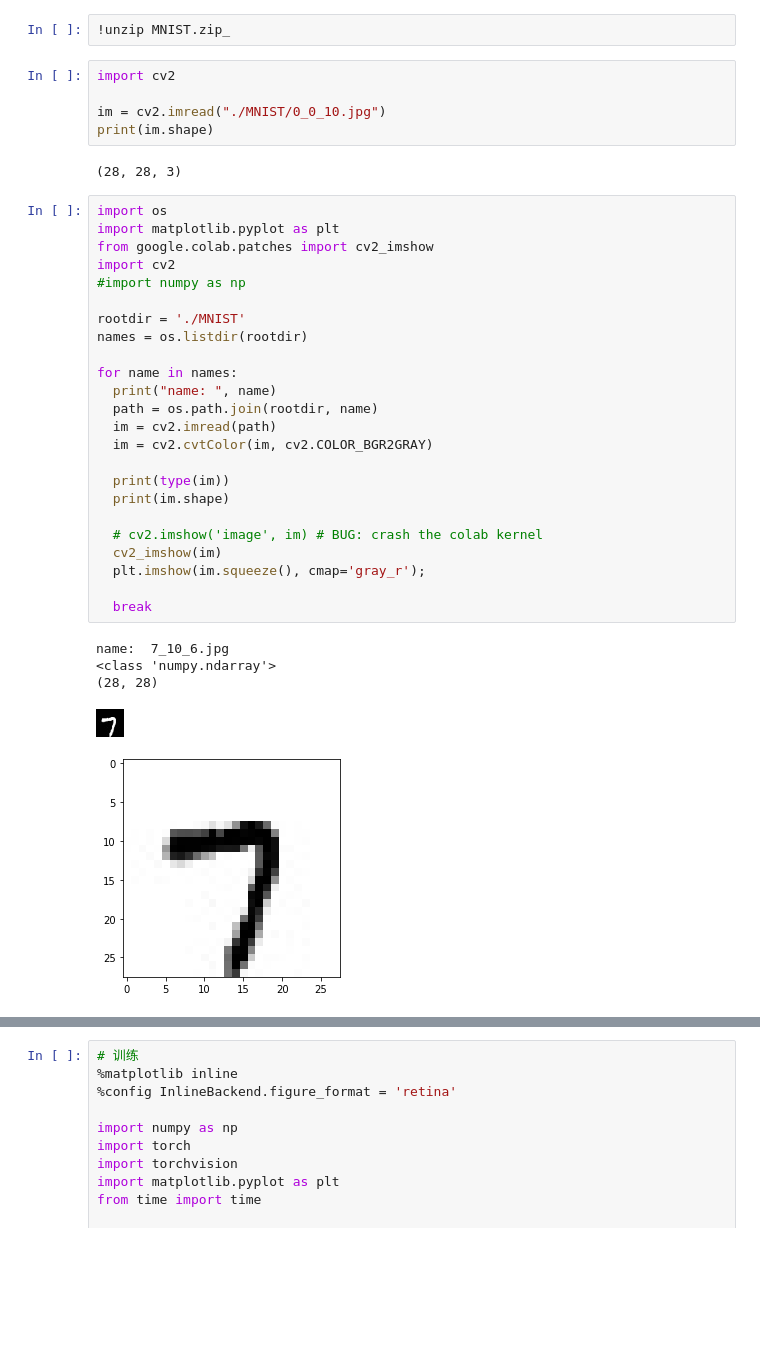
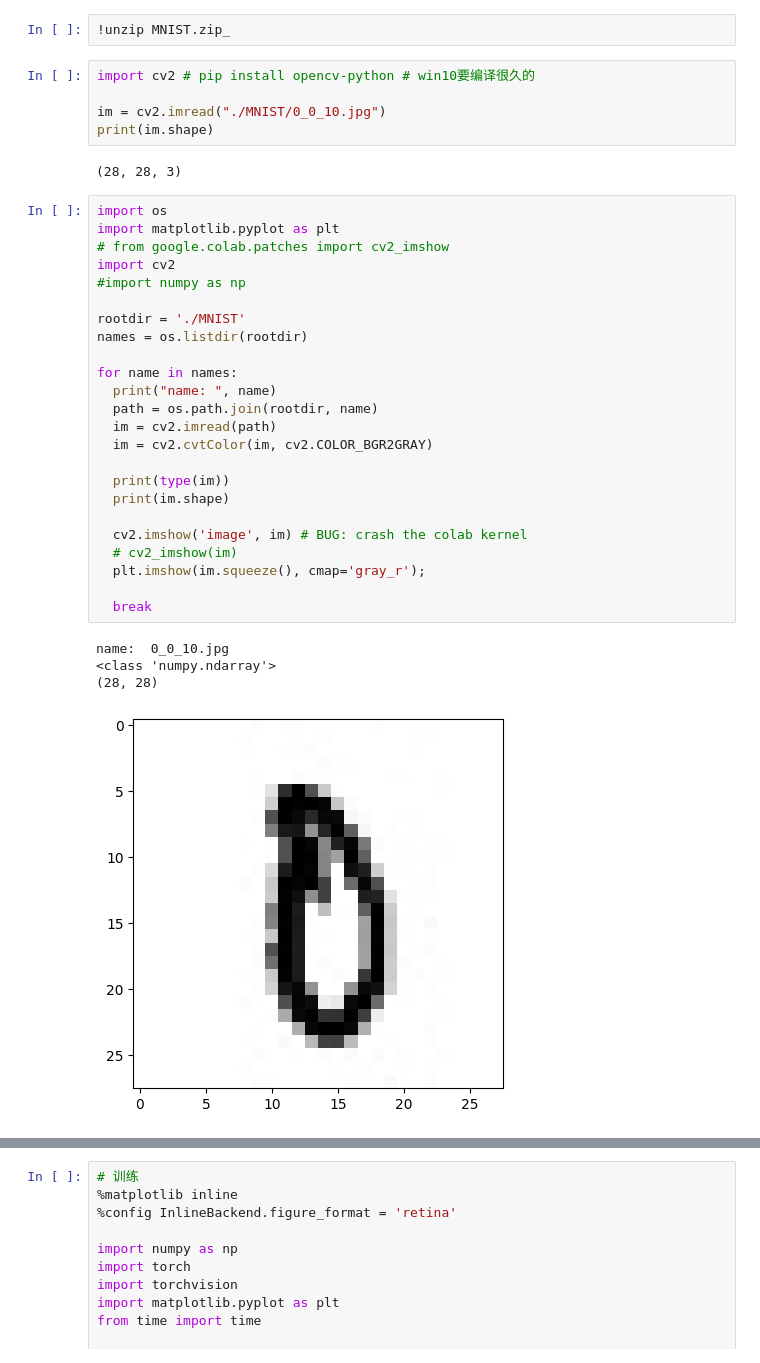
Before and after one commit to dlxj/doc, a Jupyter notebook: lang/programming/pytorch/数字识别/digit_torch_version2.ipynb, the cells around one changed output, grey strips where cells are left out. Drawn from its saved outputs; the diff is of its cells as text; blank space fills up the shorter version.

```diff
--- a/lang/programming/pytorch/数字识别/digit_torch_version2.ipynb
+++ b/lang/programming/pytorch/数字识别/digit_torch_version2.ipynb
@@ -1,7 +1,7 @@
 # %%
 !unzip MNIST.zip_
 # %%
-import cv2
+import cv2 # pip install opencv-python # win10要编译很久的
 
 im = cv2.imread("./MNIST/0_0_10.jpg")
 print(im.shape)
@@ -10,33 +10,32 @@ print(im.shape)
 # %%
 import os
 import matplotlib.pyplot as plt
-from google.colab.patches import cv2_imshow
+# from google.colab.patches import cv2_imshow
 import cv2
 #import numpy as np
 
 rootdir = './MNIST'
 names = os.listdir(rootdir)
 
 for name in names:
   print("name: ", name)
   path = os.path.join(rootdir, name)
   im = cv2.imread(path)
   im = cv2.cvtColor(im, cv2.COLOR_BGR2GRAY)
 
   print(type(im))
   print(im.shape)
 
-  # cv2.imshow('image', im) # BUG: crash the colab kernel
-  cv2_imshow(im)
+  cv2.imshow('image', im) # BUG: crash the colab kernel
+  # cv2_imshow(im)
   plt.imshow(im.squeeze(), cmap='gray_r');
 
   break
 # %% [output]
-name:  7_10_6.jpg
+name:  0_0_10.jpg
 <class 'numpy.ndarray'>
 (28, 28)
-[figure, old version]
+[figure, new version]
-[figure, removed]
 # %%
 """
 手写数字识别 pytorch 实现
```
Also changed, not shown: parts of 1 cell of this notebook, 1 other file.
